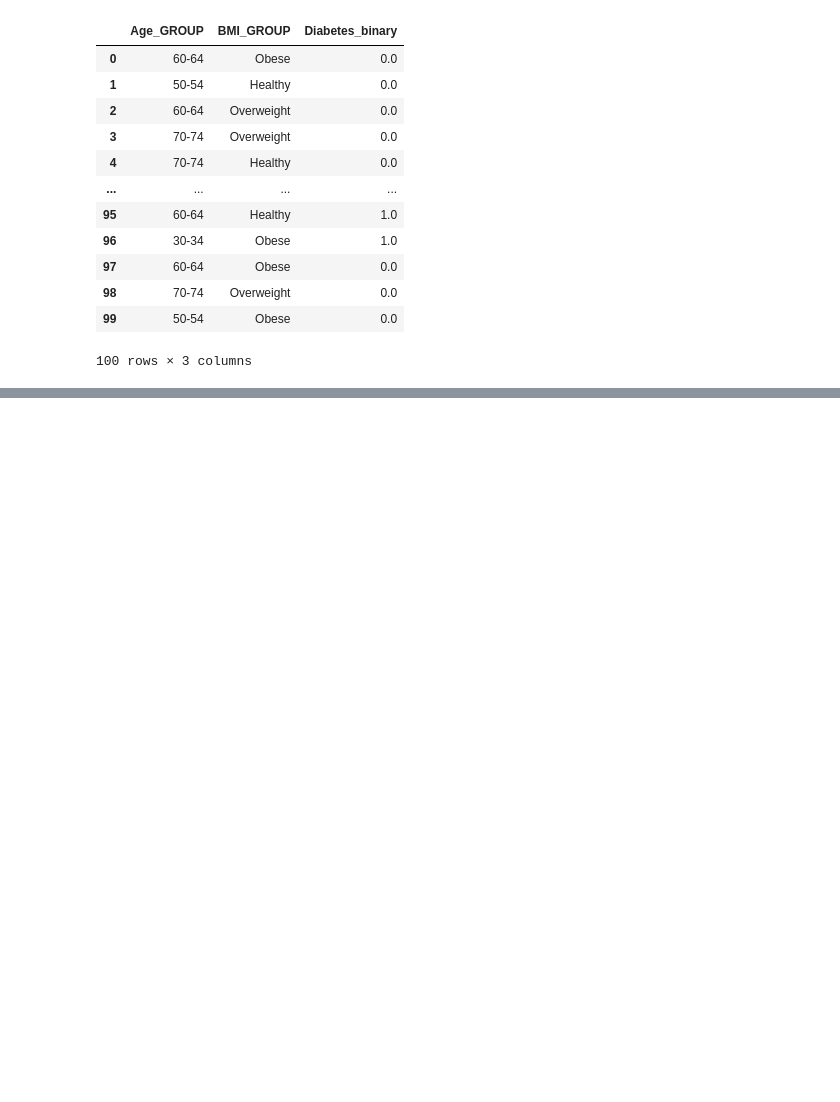
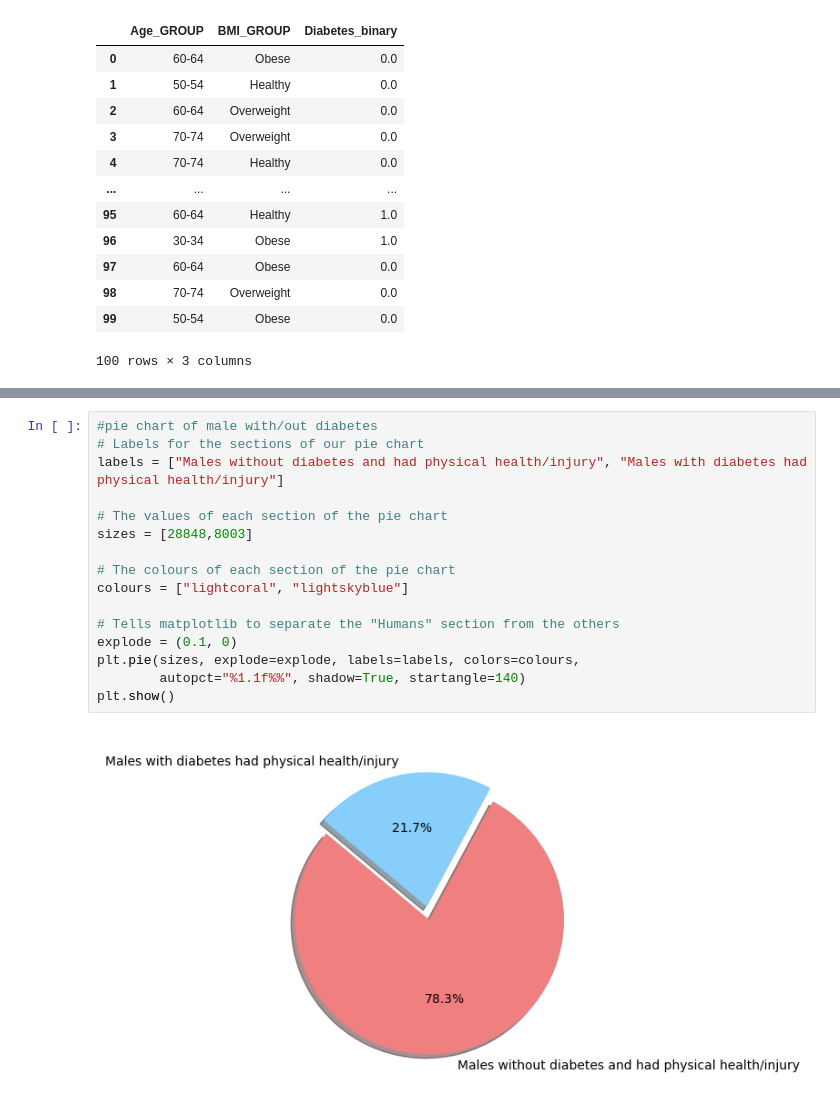
Before and after one commit to michaelz-id/project_1, a Jupyter notebook: Project1_testfile.ipynb, the cells around one changed output, grey strips where cells are left out. Drawn from its saved outputs; the diff is of its cells as text; blank space fills up the shorter version.

```diff
--- a/Project1_testfile.ipynb
+++ b/Project1_testfile.ipynb
@@ -224,0 +361,18 @@ plt.tight_layout()
+# %%
+#pie chart of male with/out diabetes
+# Labels for the sections of our pie chart
+labels = ["Males without diabetes and had physical health/injury", "Males with diabetes had physical health/injury"]
+
+# The values of each section of the pie chart
+sizes = [28848,8003]
+
+# The colours of each section of the pie chart
+colours = ["lightcoral", "lightskyblue"]
+
+# Tells matplotlib to separate the "Humans" section from the others
+explode = (0.1, 0)
+plt.pie(sizes, explode=explode, labels=labels, colors=colours,
+        autopct="%1.1f%%", shadow=True, startangle=140)
+plt.show()
+# %% [output]
+[figure, added]
```
Also changed, not shown: parts of 16 cells of this notebook.
